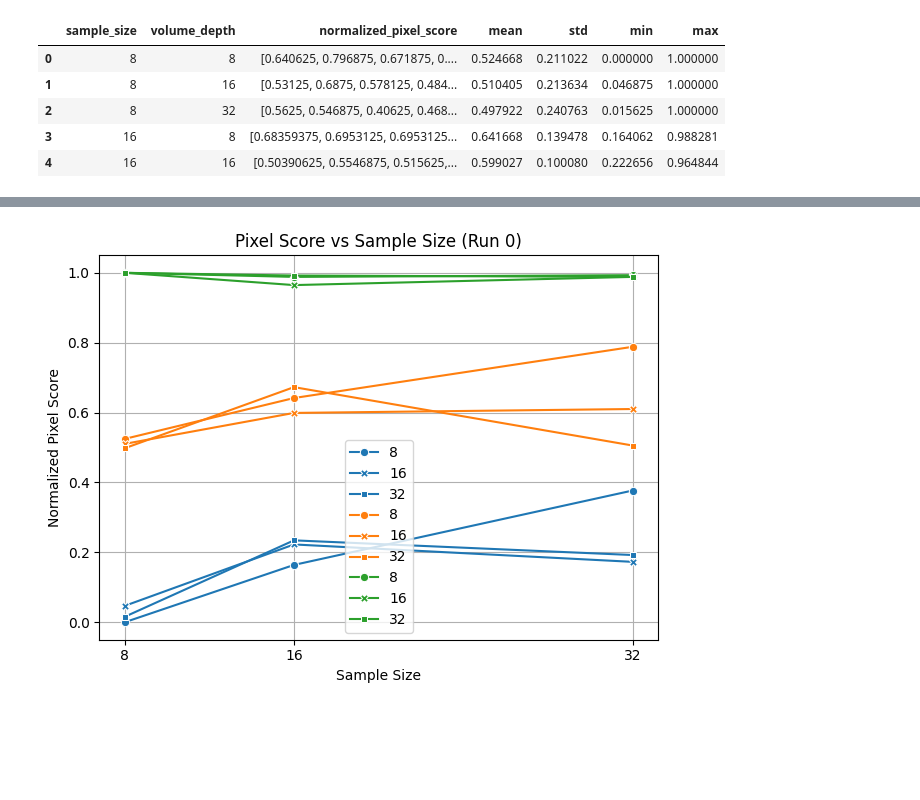
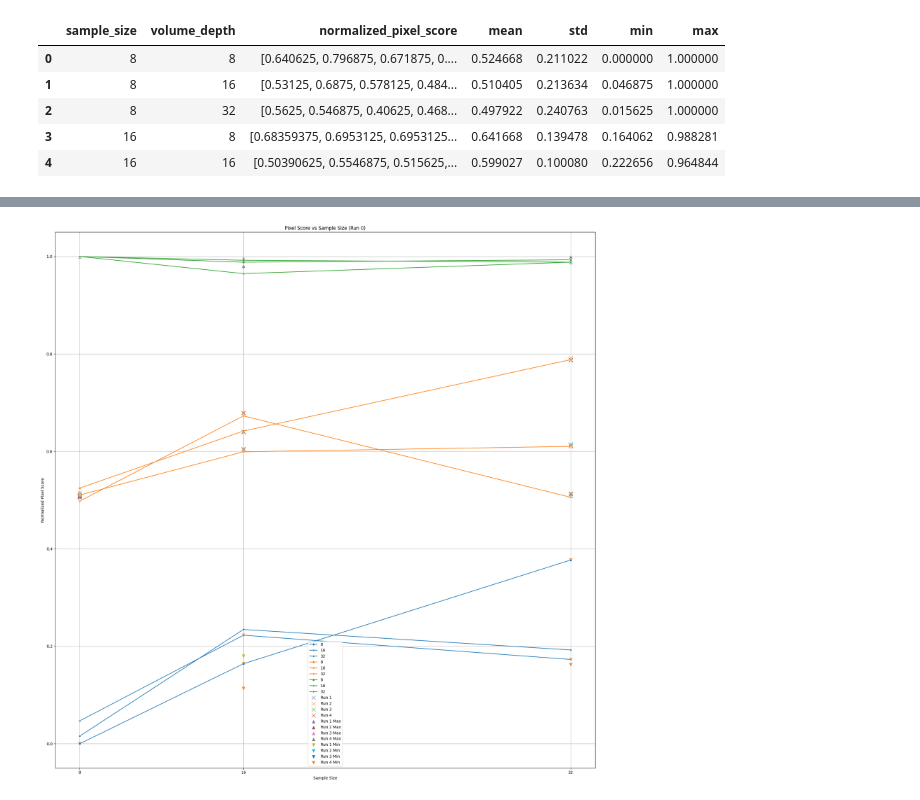
Before and after one commit to naiikaa/grandchallenges_vesuvius, a Jupyter notebook: src/experiments/viz.ipynb, the cells around one changed output, grey strips where cells are left out. Saved outputs shown, nothing was run; the diff lists cells and outputs as text; code cells hidden in the pictures; blank space fills up the shorter version.

```diff
--- a/src/experiments/viz.ipynb
+++ b/src/experiments/viz.ipynb
@@ -101,24 +98,103 @@ df_run4 = build_run_df(df,4)
 # %%
 #plot mean, min, max against sample_size
 import seaborn as sns
-plt.figure()
+plt.figure(figsize=(20,20))
 sample_sizes = df_run0["sample_size"].astype(int).unique()
 #plt.plot(sample_sizes, df_run0["mean"], label="Mean", marker='o')
 #plt.fill_between(sample_sizes, df_run0["min"], df_run0["max"], color='gray', alpha=0.2, label="Min-Max Range")
 #sort dfrun0 by sample_size
 df_run0 = df_run0.sort_values(by="sample_size")
 sns.lineplot(x="sample_size", y="min", data=df_run0, style="volume_depth", markers=True, dashes=False)
 sns.lineplot(x="sample_size", y="mean", data=df_run0, style="volume_depth", markers=True, dashes=False)
 sns.lineplot(x="sample_size", y="max", data=df_run0, style="volume_depth", markers=True, dashes=False)
+#scatter the other runs around run0 mean
+sns.scatterplot(x="sample_size", y="mean", data=df_run1, label="Run 1", marker='x', s=100)
+sns.scatterplot(x="sample_size", y="mean", data=df_run2, label="Run 2", marker='x', s=100)
+sns.scatterplot(x="sample_size", y="mean", data=df_run3, label="Run 3", marker='x', s=100)
+sns.scatterplot(x="sample_size", y="mean", data=df_run4, label="Run 4", marker='x', s=100)
+#scatter the other runs around run0 max
+sns.scatterplot(x="sample_size", y="max", data=df_run1, label="Run 1 Max", marker='^', s=100)
+sns.scatterplot(x="sample_size", y="max", data=df_run2, label="Run 2 Max", marker='^', s=100)
+sns.scatterplot(x="sample_size", y="max", data=df_run3, label="Run 3 Max", marker='^', s=100)
+sns.scatterplot(x="sample_size", y="max", data=df_run4, label="Run 4 Max", marker='^', s=100)
+#scatter the other runs around run0 min
+sns.scatterplot(x="sample_size", y="min", data=df_run1, label="Run 1 Min", marker='v', s=100)
+sns.scatterplot(x="sample_size", y="min", data=df_run2, label="Run 2 Min", marker='v', s=100)
+sns.scatterplot(x="sample_size", y="min", data=df_run3, label="Run 3 Min", marker='v', s=100)
+sns.scatterplot(x="sample_size", y="min", data=df_run4, label="Run 4 Min", marker='v', s=100)
 #plot a channel around mean using std
 plt.xlabel("Sample Size")
 plt.ylabel("Normalized Pixel Score")
 plt.title("Pixel Score vs Sample Size (Run 0)")
 #space the xticks to be only 8,16,32 and evenly
 plt.xticks(sample_sizes)
+#plt.legend()
+plt.grid()
+plt.tight_layout()
+plt.show()
+
+#plot mean, min, max against volume_depth
+plt.figure(figsize=(8,4))
+
+sample_sizes = df_run0["volume_depth"].astype(int).unique()
+#plt.plot(sample_sizes, df_run0["mean"], label="Mean", marker='o')
+#plt.fill_between(sample_sizes, df_run0["min"], df_run0["max"], color='gray', alpha=0.2, label="Min-Max Range")
+#sort dfrun0 by sample_size
+df_run0 = df_run0.sort_values(by="volume_depth")
+#scatter the other runs around run0 mean
+sns.lineplot(x="volume_depth", y="mean", data=df_run0, style="sample_size", markers=True, dashes=False)
+sns.scatterplot(x="volume_depth", y="mean", data=df_run1,  marker='o', s=100)
+sns.scatterplot(x="volume_depth", y="mean", data=df_run2,  marker='o', s=100)
+sns.scatterplot(x="volume_depth", y="mean", data=df_run3,  marker='o', s=100)
+sns.scatterplot(x="volume_depth", y="mean", data=df_run4, marker='o', s=100)
+
+#plot a channel around mean using std
+plt.xlabel("Sample Size")
+plt.ylabel("Normalized Pixel Score")
+plt.title("Pixel Score vs Volume Depth [mean]")
+#space the xticks to be only 8,16,32 and evenly
+plt.xticks([8,16,32])
 plt.legend()
 plt.grid()
 plt.tight_layout()
 plt.show()
+plt.figure(figsize=(8,4))
+
+#scatter the other runs around run0 max
+sns.lineplot(x="volume_depth", y="max", data=df_run0, style="sample_size", markers=True, dashes=False)
+sns.scatterplot(x="volume_depth", y="max", data=df_run1,  marker='^', s=100)
+sns.scatterplot(x="volume_depth", y="max", data=df_run2,  marker='^', s=100)
+sns.scatterplot(x="volume_depth", y="max", data=df_run3,  marker='^', s=100)
+sns.scatterplot(x="volume_depth", y="max", data=df_run4,  marker='^', s=100)
+
+#plot a channel around mean using std
+plt.xlabel("Sample Size")
+plt.ylabel("Normalized Pixel Score")
+plt.title("Pixel Score vs Volume Depth [max]")
+#space the xticks to be only 8,16,32 and evenly
+plt.xticks([8,16,32])
+plt.legend()
+plt.grid()
+plt.tight_layout()
+plt.show()
+plt.figure(figsize=(8,4))
+
+#scatter the other runs around run0 min
+sns.lineplot(x="volume_depth", y="min", data=df_run0, style="sample_size", markers=True, dashes=False)
+sns.scatterplot(x="volume_depth", y="min", data=df_run1,  marker='v', s=100)
+sns.scatterplot(x="volume_depth", y="min", data=df_run2, marker='v', s=100)
+sns.scatterplot(x="volume_depth", y="min", data=df_run3, marker='v', s=100)
+sns.scatterplot (x="volume_depth", y="min", data=df_run4, marker='v', s=100)
+
+#plot a channel around mean using std
+plt.xlabel("Sample Size")
+plt.ylabel("Normalized Pixel Score")
+plt.title("Pixel Score vs Volume Depth [min]")
+#space the xticks to be only 8,16,32 and evenly
+plt.xticks([8,16,32])
+plt.legend()
+plt.grid()
+plt.tight_layout()
+plt.show()
 # %% [output]
-[figure, old version]
+[figure, new version]
```
Also changed, not shown: parts of 7 cells of this notebook, 6 other files.
